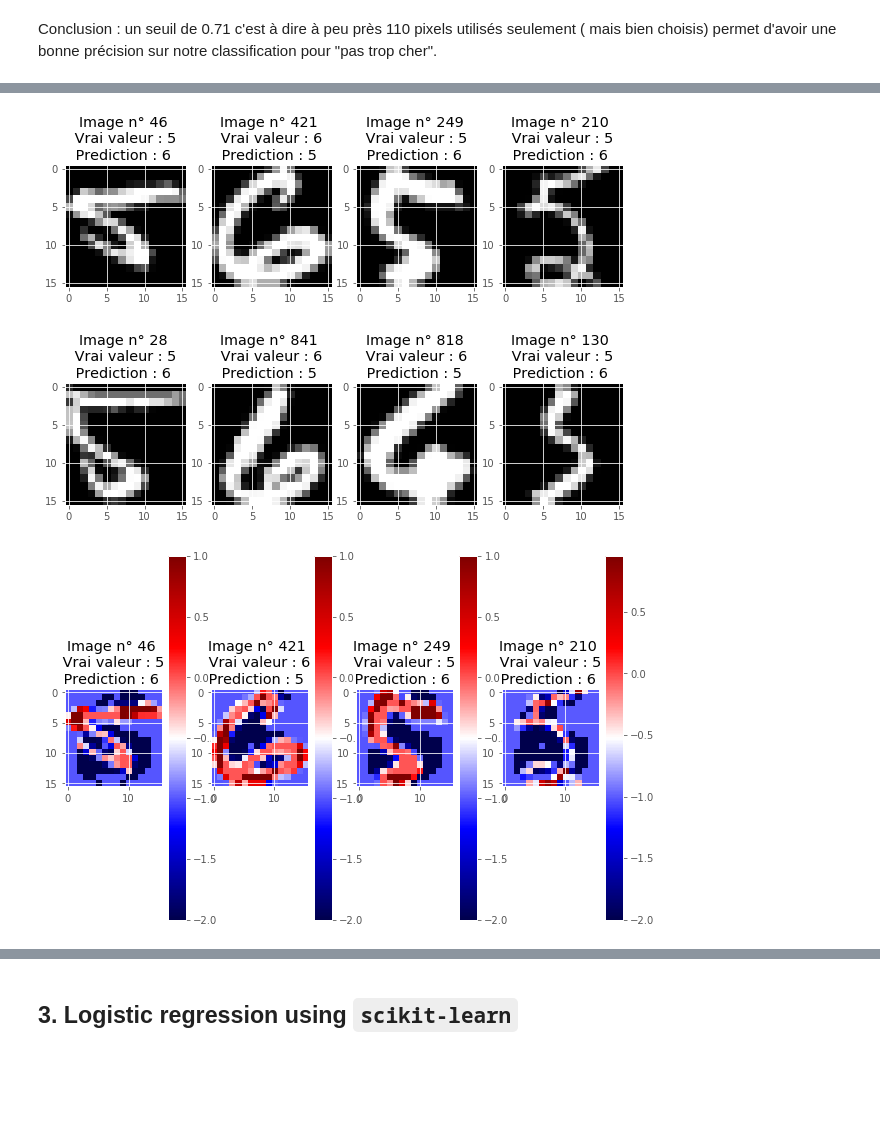
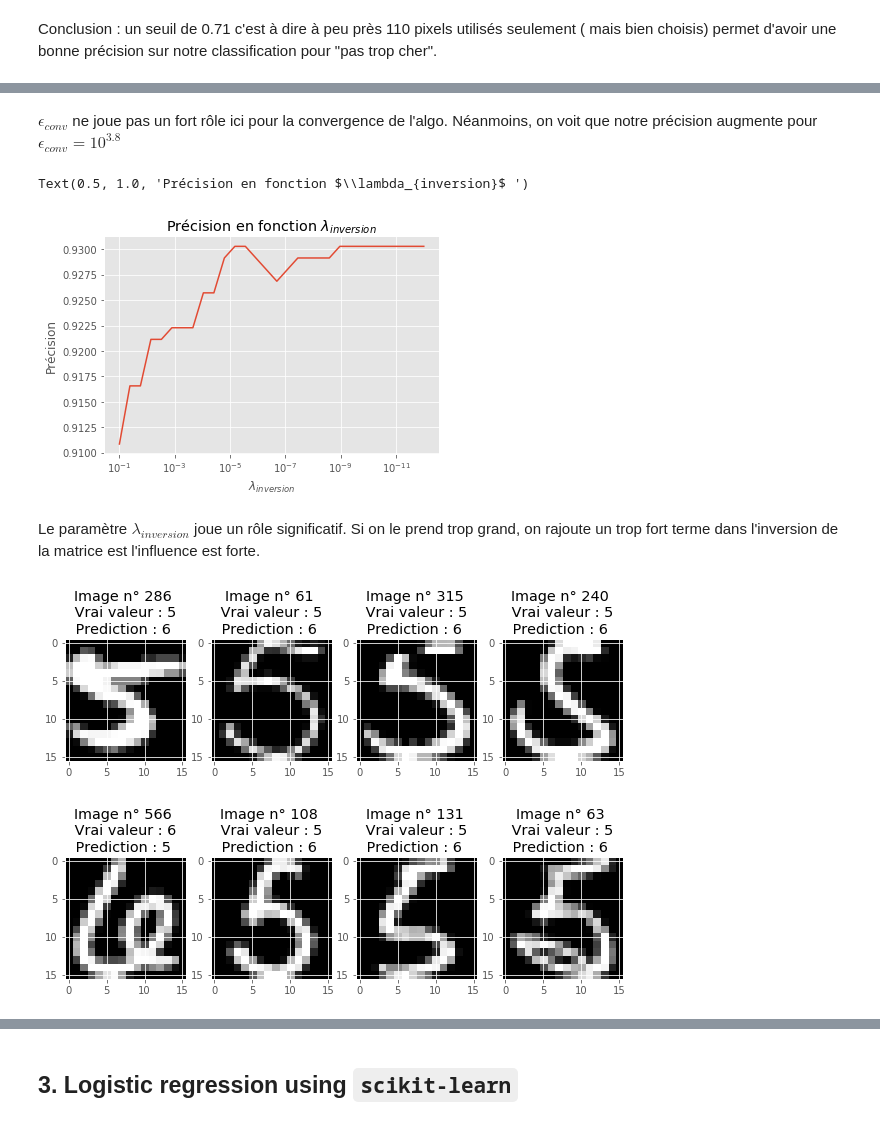
Before and after one commit to VictorCilleros/ML, a Jupyter notebook: TP3_archive/TP3_logistic_regression.ipynb, the cells around one changed output, grey strips where cells are left out. Saved outputs shown, nothing was run; the diff lists cells and outputs as text; code cells hidden in the pictures; blank space fills up the shorter version.

```diff
--- a/TP3_archive/TP3_logistic_regression.ipynb
+++ b/TP3_archive/TP3_logistic_regression.ipynb
@@ -533,7 +535,7 @@ Conclusion :  un seuil de 0.71 c'est à dire à peu près 110 pixels utilisés s
 # %%
 #On travaille maintenant avec le modèle le plus performant
 Indice_std = np.argwhere(np.std(train,axis=0)>seuil_test[np.argmax(Accuracy)]).ravel()# donne la déviation standard sur chaque colonne donc pour chaque image de train_5 : array de taille 256 et on regarde la déviation >0.5
-w,Niter,X_test_img = Logistic_reg(Indice_std)
+w,Niter,X_test_img = Logistic_reg(Indice_std,Nitermax=40,eps_conv=1e-3,Lambda = 1e-12)
 t_pred = sigmoid(X_test_img@w) >0.5
 cM = confusion_matrix(t_pred,class_test.ravel())
 print(f"Précision : {accuracy_score(t_pred,class_test.ravel())}" )
@@ -544,0 +547,16 @@ Précision : 0.928
+# %%
+Indice_std = np.argwhere(np.std(train,axis=0)>seuil_test[np.argmax(Accuracy)]).ravel()# donne la déviation standard sur chaque colonne donc pour chaque image de train_5 : array de taille 256 et on regarde la déviation >0.5
+Accuracy_seuil_fixe =[]
+Eps_conv =  1/np.logspace(0,3.8,20)
+for eps in Eps_conv:
+    w,Niter,X_test_img = Logistic_reg(Indice_std,Nitermax=40,eps_conv=eps,Lambda = 1e-12)
+    t_pred = sigmoid(X_test_img@w) >0.5
+    Accuracy_seuil_fixe.append(accuracy_score(t_pred,class_test.ravel()) )
+plt.plot(Eps_conv,Accuracy_seuil_fixe)
+plt.xlabel("$\epsilon_{conv}$")
+plt.ylabel("Précision")
+plt.gca().invert_xaxis()
+plt.xscale('log')
+
+
+plt.title("Précision en fonction $\epsilon_{conv}$ ")
@@ -545,27 +566,41 @@ Précision : 0.928
+# %% [markdown]
+$\epsilon_{conv}$ ne joue pas un fort rôle ici pour la convergence de l'algo. Néanmoins, on voit que notre précision augmente pour $\epsilon_{conv} = 10^{3.8}$
+# %%
+Indice_std = np.argwhere(np.std(train,axis=0)>seuil_test[np.argmax(Accuracy)]).ravel()# donne la déviation standard sur chaque colonne donc pour chaque image de train_5 : array de taille 256 et on regarde la déviation >0.5
+Accuracy_seuil_fixe =[]
+Lambda_list =  1/np.logspace(1,12,30)
+for l in Lambda_list:
+    w,Niter,X_test_img = Logistic_reg(Indice_std,Nitermax=40,eps_conv=1e-3,Lambda = l)
+    t_pred = sigmoid(X_test_img@w) >0.5
+    Accuracy_seuil_fixe.append(accuracy_score(t_pred,class_test.ravel()) )
+plt.plot(Lambda_list,Accuracy_seuil_fixe)
+plt.xlabel("$\lambda_{inversion}$")
+plt.ylabel("Précision")
+plt.gca().invert_xaxis()
+plt.xscale('log')
+
+
+plt.title("Précision en fonction $\lambda_{inversion}$ ")
+plt.show()
+# %% [output]
+Text(0.5, 1.0, 'Précision en fonction $\\lambda_{inversion}$ ')
+[figure, added]
+# %% [markdown]
+Le paramètre $\lambda_{inversion}$ joue un rôle significatif. Si on le prend trop grand, on rajoute un trop fort terme dans l'inversion de la matrice est l'influence est forte.
 # %%
 Nb_images = 8
 n_image_per_line = 4
 
 list_images_mauvaise_classe = np.argwhere(t_pred!=class_test.ravel()).ravel()
 list_images = np.random.choice(list_images_mauvaise_classe, Nb_images)
 
 for i in range(Nb_images//n_image_per_line):
     plt.figure(figsize=(10,10))
     for j in range(n_image_per_line):
         plt.subplot(1,n_image_per_line,j+1)
         numero_image = list_images[i*n_image_per_line+j]
         plt.title(f"Image n° {numero_image} \n Vrai valeur : {int(class_test.ravel()[numero_image]+5)} \n Prediction : {int(t_pred[numero_image]+5)}  ")
         plt.imshow(x_test_brut[numero_image,:].reshape((16,16)),cmap='gray')
-
-for i in range(Nb_images//n_image_per_line):
-    plt.figure(figsize=(10,10))
-    for j in range(n_image_per_line):
-        plt.subplot(1,n_image_per_line,j+1)
-        numero_image = list_images[i*n_image_per_line+j]
-        plt.title(f"Image n° {numero_image} \n Vrai valeur : {int(class_test.ravel()[numero_image]+5)} \n Prediction : {int(t_pred[numero_image]+5)}  ")
-        plt.imshow(x_test_brut[numero_image,:].reshape((16,16))-(np.std(train,axis=0)>seuil_test[np.argmax(Accuracy)]).reshape((16,16)),cmap='seismic')
-        plt.colorbar()
 # %% [output]
-[figure, old version]
+[figure, new version]
-[figure, old version]
+[figure, new version]
-[figure, removed]
```
Also changed, not shown: parts of 20 cells of this notebook.
